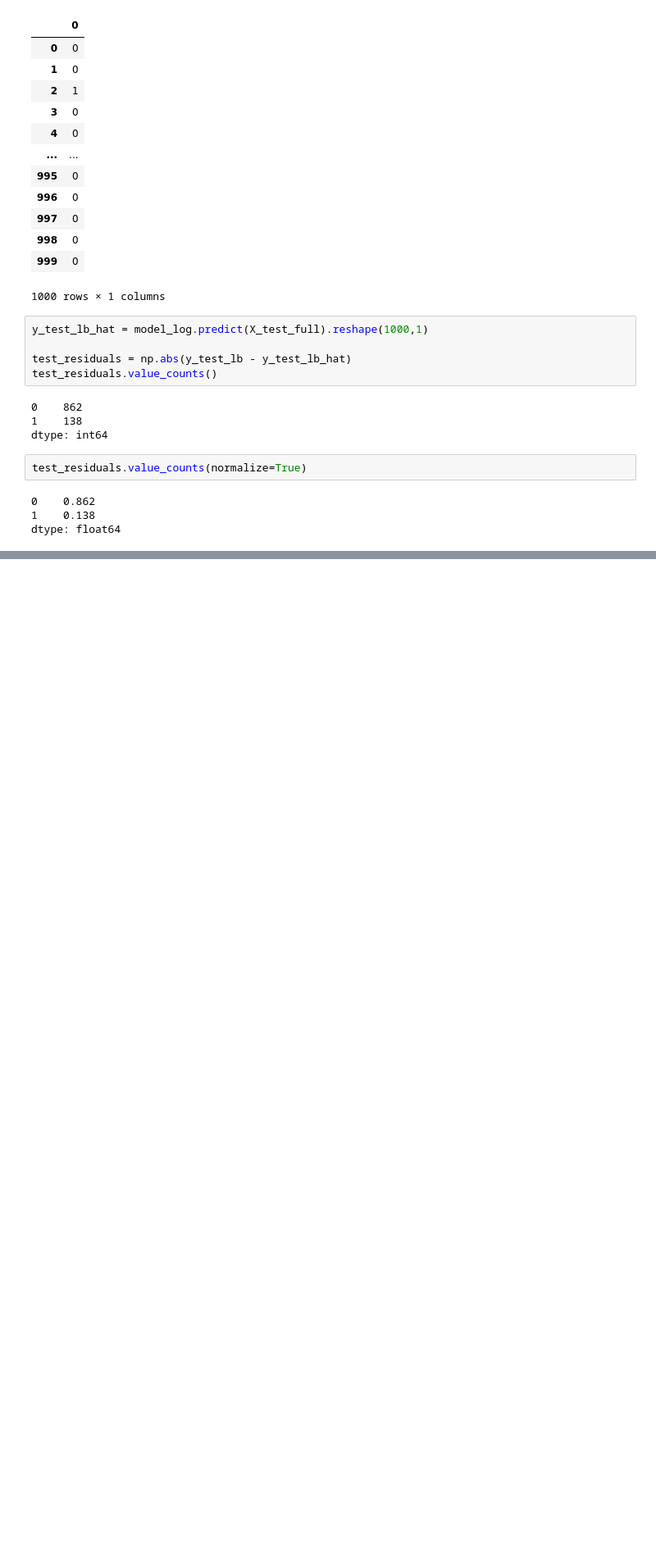
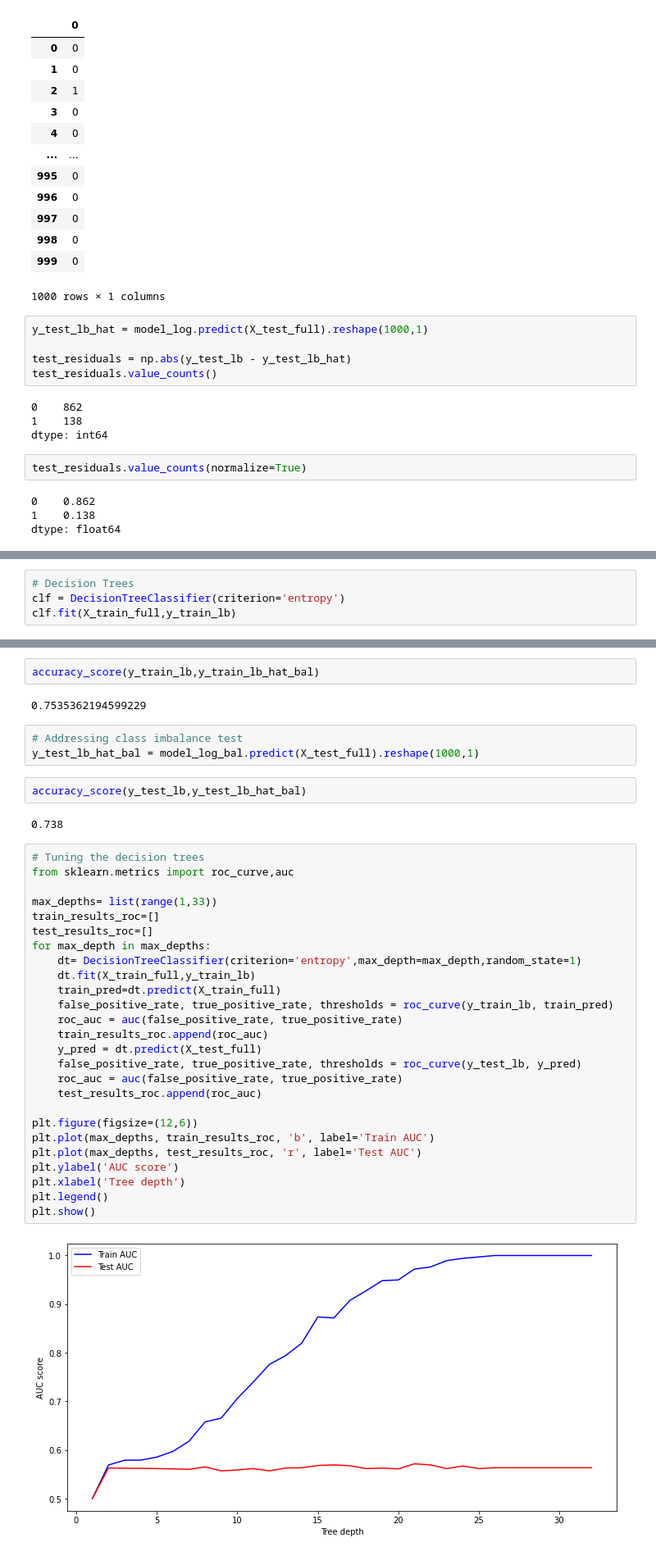
Before and after one commit to KIDALIH/Phase_three_project, a Jupyter notebook: index.ipynb, the cells around one changed output, grey strips where cells are left out. Shown at 82% size. Drawn from its saved outputs; the diff is of its cells as text; blank space fills up the shorter version.

```diff
--- a/index.ipynb
+++ b/index.ipynb
@@ -399,0 +415,4 @@ dtype: float64
+# %%
+# Decision Trees
+clf = DecisionTreeClassifier(criterion='entropy')
+clf.fit(X_train_full,y_train_lb)
@@ -399,0 +457,39 @@ dtype: float64
+# %%
+accuracy_score(y_train_lb,y_train_lb_hat_bal)
+# %% [output]
+0.7535362194599229
+# %%
+# Addressing class imbalance test
+y_test_lb_hat_bal = model_log_bal.predict(X_test_full).reshape(1000,1)
+# %%
+accuracy_score(y_test_lb,y_test_lb_hat_bal)
+# %% [output]
+0.738
+# %%
+# Tuning the decision trees
+from sklearn.metrics import roc_curve,auc
+
+max_depths= list(range(1,33))
+train_results_roc=[]
+test_results_roc=[]
+for max_depth in max_depths:
+    dt= DecisionTreeClassifier(criterion='entropy',max_depth=max_depth,random_state=1)
+    dt.fit(X_train_full,y_train_lb)
+    train_pred=dt.predict(X_train_full)
+    false_positive_rate, true_positive_rate, thresholds = roc_curve(y_train_lb, train_pred)
+    roc_auc = auc(false_positive_rate, true_positive_rate)
+    train_results_roc.append(roc_auc)
+    y_pred = dt.predict(X_test_full)
+    false_positive_rate, true_positive_rate, thresholds = roc_curve(y_test_lb, y_pred)
+    roc_auc = auc(false_positive_rate, true_positive_rate)
+    test_results_roc.append(roc_auc)
+
+plt.figure(figsize=(12,6))
+plt.plot(max_depths, train_results_roc, 'b', label='Train AUC')
+plt.plot(max_depths, test_results_roc, 'r', label='Test AUC')
+plt.ylabel('AUC score')
+plt.xlabel('Tree depth')
+plt.legend()
+plt.show()
+# %% [output]
+[figure, added]
```
Also changed, not shown: parts of 16 cells of this notebook.
